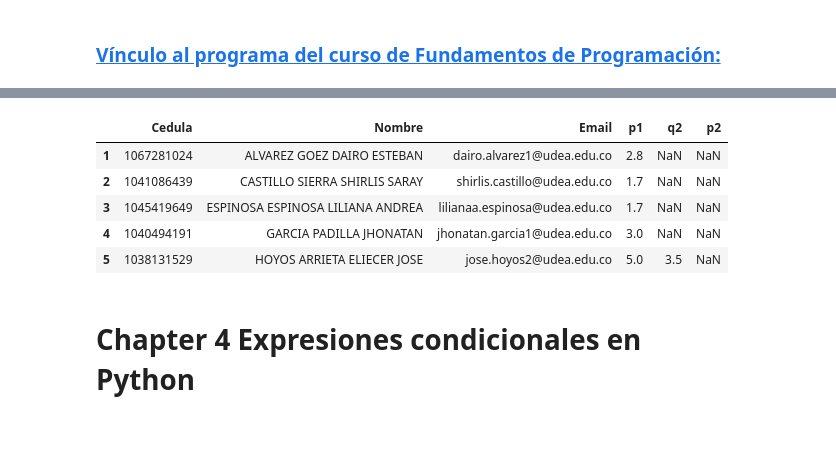
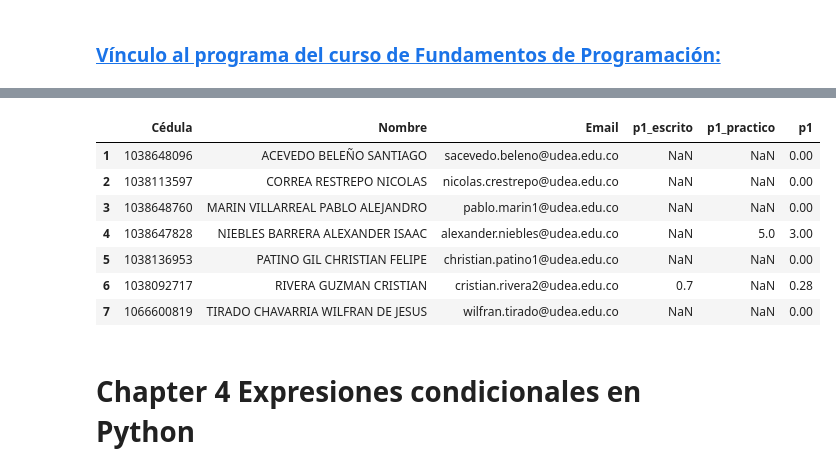
Before and after one commit to marco-canas/fundamentos_de_programacion, a Jupyter notebook: clases/unidad2/4_chapter.ipynb, the cells around one changed output, grey strips where cells are left out. Drawn from its saved outputs; the diff is of its cells as text; code cells hidden in the pictures; blank space fills up the shorter version.

```diff
--- a/clases/unidad2/4_chapter.ipynb
+++ b/clases/unidad2/4_chapter.ipynb
@@ -62,19 +62,21 @@ Un reconocimiento a mis estudiantes que han construido conmigo este saber pedag
 # %%
 import pandas as pd
 import numpy as np
 
 # Cargar la lista de estudiantes desde el archivo CSV
 path = 'C:/Users/marco/Documentos/docencia/groups_list/fundamentos_programacion.xlsx'
 df = pd.read_excel(path)
 df.index = np.arange(1, len(df) + 1)  # Cambiar el índice para que empiece en 1
-df.head()
+df.head(8)
 # %% [output]
-|  | Cedula | Nombre | Email | p1 | q2 | p2 |
-| 1 | 1067281024 | ALVAREZ GOEZ DAIRO ESTEBAN | dairo.alvarez1@udea.edu.co | 2.8 | NaN | NaN |
-| 2 | 1041086439 | CASTILLO SIERRA SHIRLIS SARAY | shirlis.castillo@udea.edu.co | 1.7 | NaN | NaN |
-| 3 | 1045419649 | ESPINOSA ESPINOSA LILIANA ANDREA | lilianaa.espinosa@udea.edu.co | 1.7 | NaN | NaN |
-| 4 | 1040494191 | GARCIA PADILLA JHONATAN | jhonatan.garcia1@udea.edu.co | 3.0 | NaN | NaN |
-| 5 | 1038131529 | HOYOS ARRIETA ELIECER JOSE | jose.hoyos2@udea.edu.co | 5.0 | 3.5 | NaN |
+|  | Cédula | Nombre | Email | p1_escrito | p1_practico | p1 |
+| 1 | 1038648096 | ACEVEDO BELEÑO SANTIAGO | sacevedo.beleno@udea.edu.co | NaN | NaN | 0.00 |
+| 2 | 1038113597 | CORREA RESTREPO NICOLAS | nicolas.crestrepo@udea.edu.co | NaN | NaN | 0.00 |
+| 3 | 1038648760 | MARIN VILLARREAL PABLO ALEJANDRO | pablo.marin1@udea.edu.co | NaN | NaN | 0.00 |
+| 4 | 1038647828 | NIEBLES BARRERA ALEXANDER ISAAC | alexander.niebles@udea.edu.co | NaN | 5.0 | 3.00 |
+| 5 | 1038136953 | PATINO GIL CHRISTIAN FELIPE | christian.patino1@udea.edu.co | NaN | NaN | 0.00 |
+| 6 | 1038092717 | RIVERA GUZMAN CRISTIAN | cristian.rivera2@udea.edu.co | 0.7 | NaN | 0.28 |
+| 7 | 1066600819 | TIRADO CHAVARRIA WILFRAN DE JESUS | wilfran.tirado@udea.edu.co | NaN | NaN | 0.00 |
 # %% [markdown]
 # Chapter 4  Expresiones condicionales en Python
 # %% [markdown]
```
Also changed, not shown: parts of 92 cells of this notebook, 10 other files.
